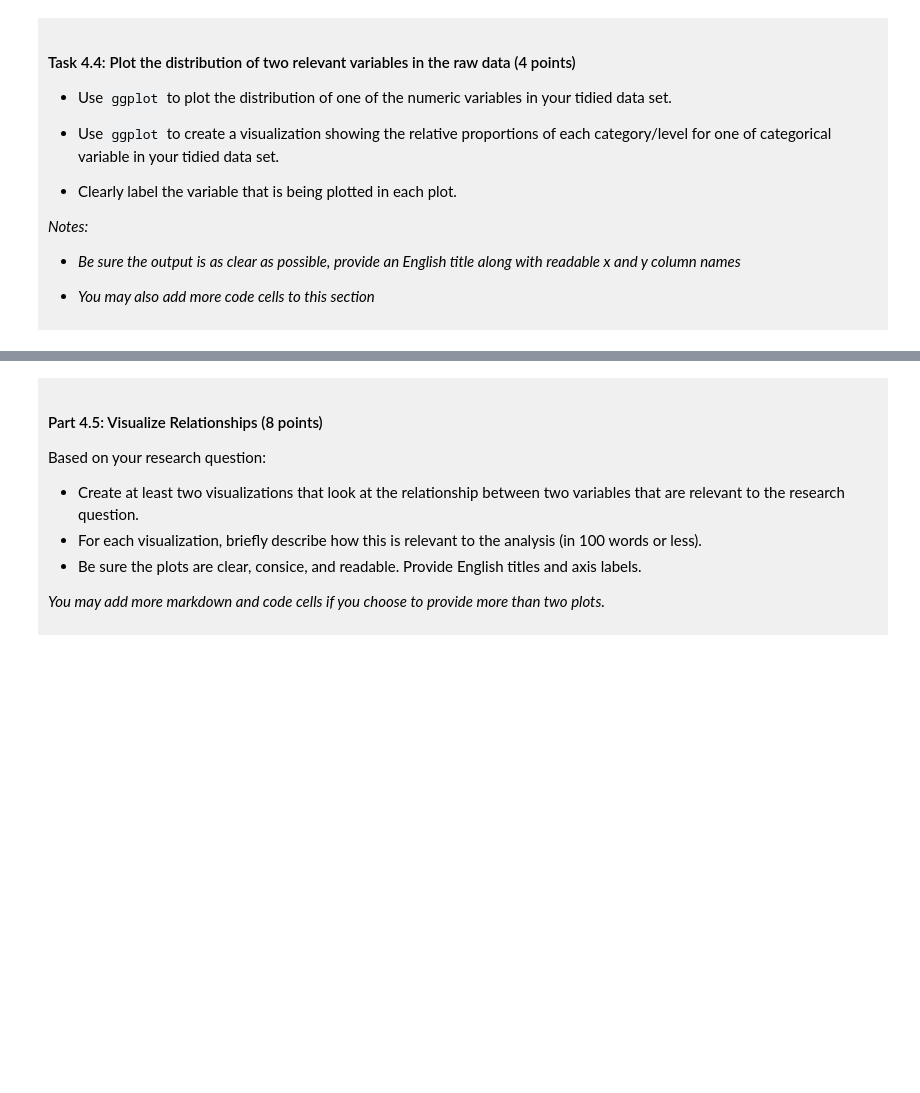
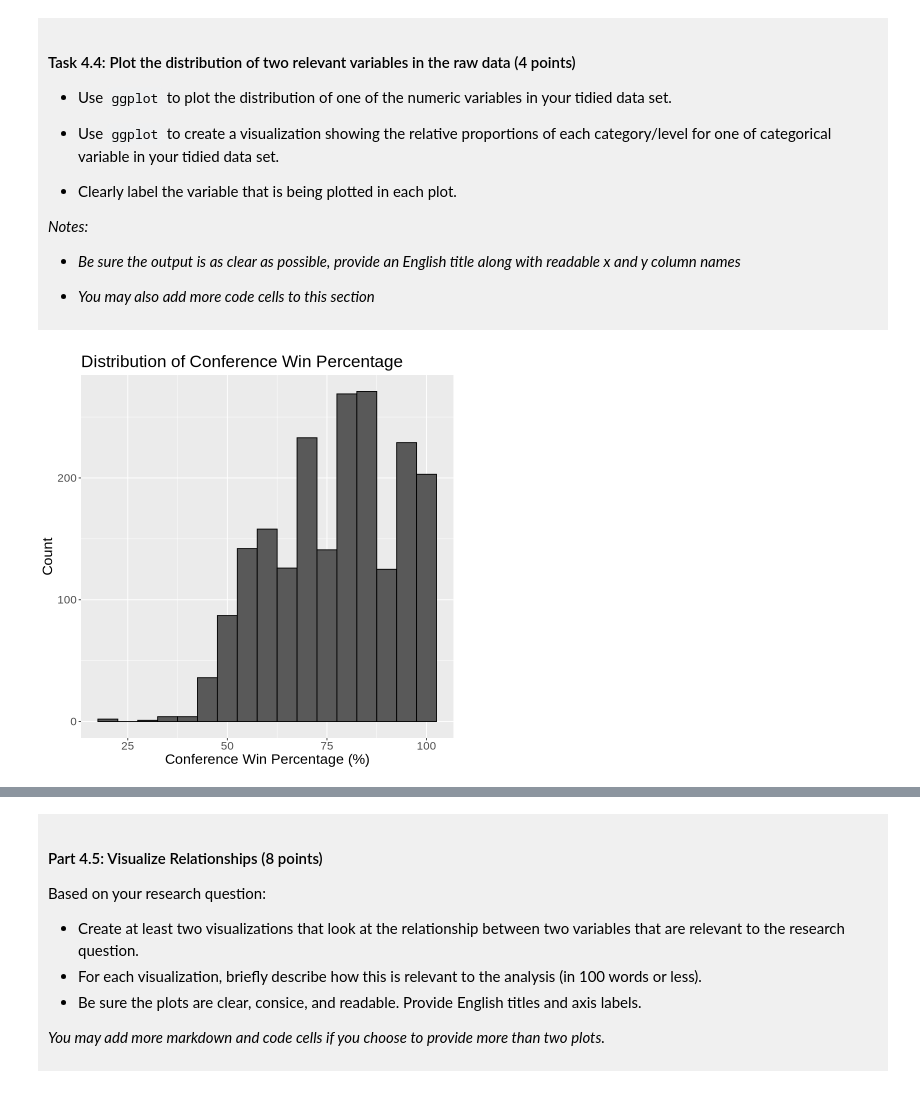
Before and after one commit to Nuna0314/dsci-100-project-nuna-li, a Jupyter notebook: dsci-100-project-notebook.ipynb, the cells around one changed output, grey strips where cells are left out. Cells and saved outputs as stored; diff of their text form; code cells hidden in the pictures; blank space fills up the shorter version.

```diff
--- a/dsci-100-project-notebook.ipynb
+++ b/dsci-100-project-notebook.ipynb
@@ -294,5 +392,16 @@ You will refine your research question (if needed) and produce a tidy data set.
 
 </div>
 # %%
-### EDIT THIS CODE CELL FOR PLOT 1 ###
+numeric_plot <- tidy_data %>%
+ggplot(aes(x=conf_wins_pct))+
+geom_histogram(binwidth = 5, color = "black")+
+labs(
+    title = "Distribution of Conference Win Percentage",
+    x = "Conference Win Percentage (%)",
+    y = "Count")+
+theme(text = element_text(size = 17))
+
+numeric_plot
+# %% [output]
+[figure, added]
 # %%
```
Also changed, not shown: parts of 13 cells of this notebook.
